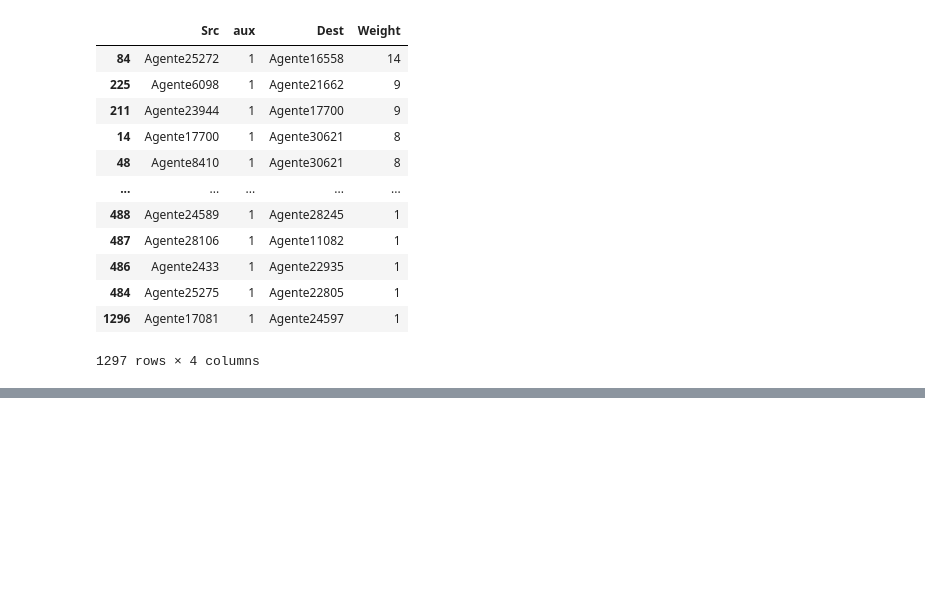
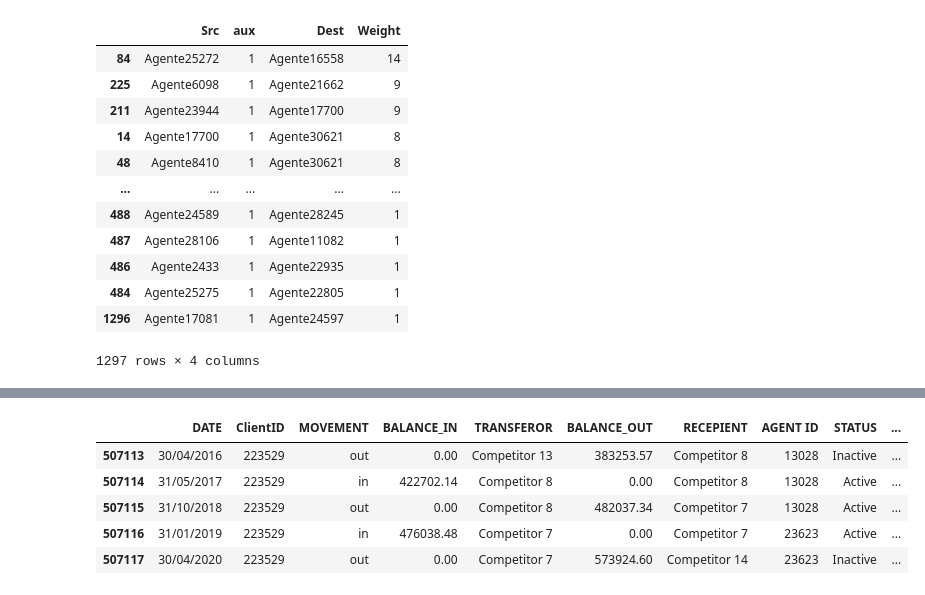
Before and after one commit to luisenerio/Modelo-de-Negocios, a Jupyter notebook: Red social.ipynb, the cells around one changed output, grey strips where cells are left out. Saved outputs shown, nothing was run; the diff lists cells and outputs as text; code cells hidden in the pictures; blank space fills up the shorter version.

```diff
--- a/Red social.ipynb
+++ b/Red social.ipynb
@@ -116,0 +156,9 @@ grafo.to_csv("grafo.csv",index=False)
+# %%
+base[base.ClientID == '223529']
+# %% [output]
+|  | DATE | ClientID | MOVEMENT | BALANCE_IN | TRANSFEROR | BALANCE_OUT | RECEPIENT | AGENT ID | STATUS | ... |
+| 507113 | 30/04/2016 | 223529 | out | 0.00 | Competitor 13 | 383253.57 | Competitor 8 | 13028 | Inactive | ... |
+| 507114 | 31/05/2017 | 223529 | in | 422702.14 | Competitor 8 | 0.00 | Competitor 8 | 13028 | Active | ... |
+| 507115 | 31/10/2018 | 223529 | out | 0.00 | Competitor 8 | 482037.34 | Competitor 7 | 13028 | Active | ... |
+| 507116 | 31/01/2019 | 223529 | in | 476038.48 | Competitor 7 | 0.00 | Competitor 7 | 23623 | Active | ... |
+| 507117 | 30/04/2020 | 223529 | out | 0.00 | Competitor 7 | 573924.60 | Competitor 14 | 23623 | Inactive | ... |
```
Also changed, not shown: parts of 3 cells of this notebook, 2 other files.
